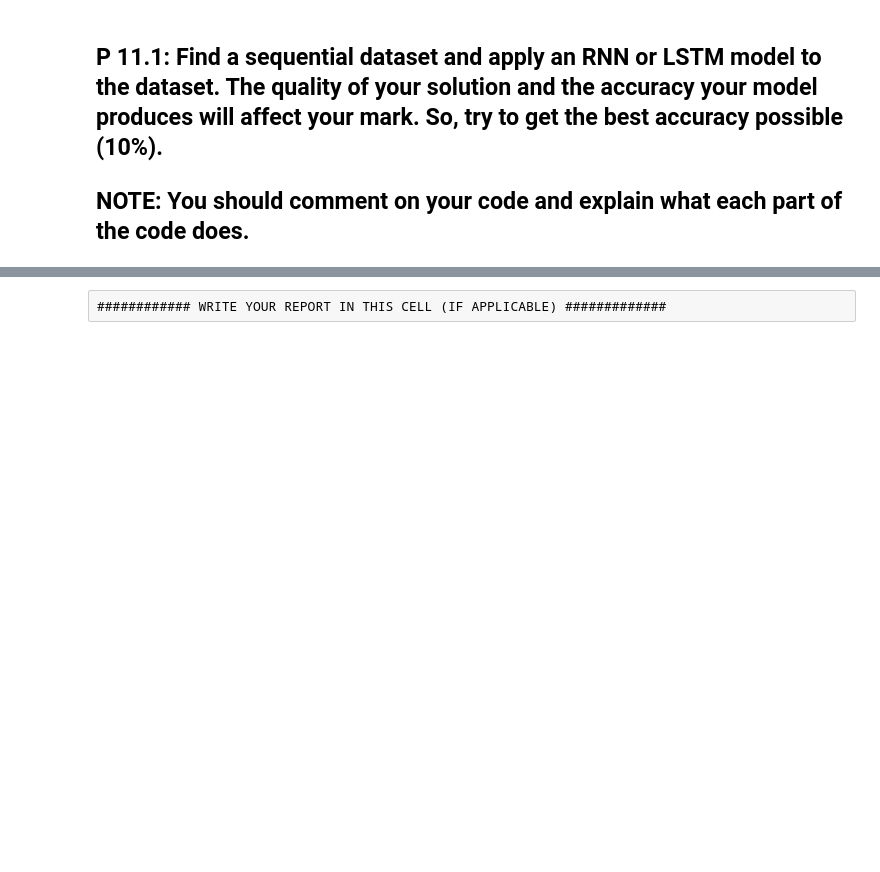
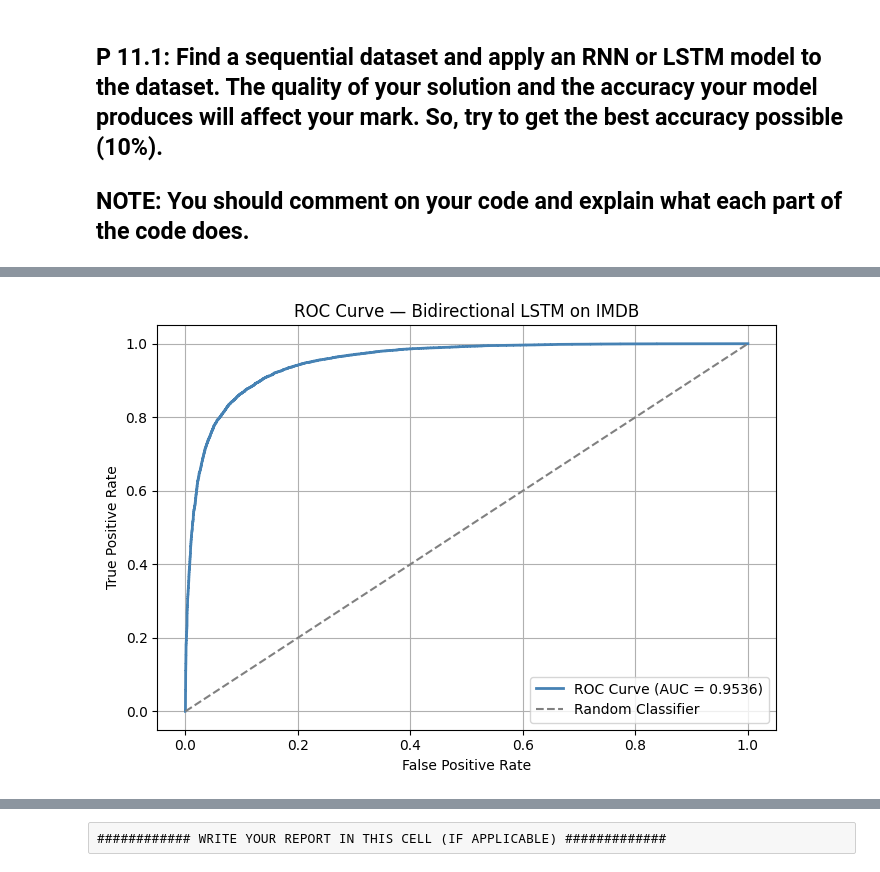
Before and after one commit to ifeanyianyanwu/ai-and-ml, a Jupyter notebook: Workshop #11.ipynb, the cells around one changed output, grey strips where cells are left out. Drawn from its saved outputs; the diff is of its cells as text; code cells hidden in the pictures; blank space fills up the shorter version.

```diff
--- a/Workshop #11.ipynb
+++ b/Workshop #11.ipynb
@@ -8,0 +268,18 @@
+# %%
+# ── 10. ROC Curve ─────────────────────────────────────────────────────────────
+# The ROC curve plots True Positive Rate vs False Positive Rate at all thresholds.
+# AUC (Area Under Curve) close to 1.0 indicates an excellent classifier.
+fpr, tpr, thresholds = roc_curve(y_test, y_prob)
+
+plt.figure(figsize=(7, 5))
+plt.plot(fpr, tpr, color='steelblue', lw=2, label=f'ROC Curve (AUC = {auc:.4f})')
+plt.plot([0, 1], [0, 1], color='grey', linestyle='--', label='Random Classifier')
+plt.xlabel('False Positive Rate')
+plt.ylabel('True Positive Rate')
+plt.title('ROC Curve — Bidirectional LSTM on IMDB')
+plt.legend(loc='lower right')
+plt.grid(True)
+plt.tight_layout()
+plt.show()
+# %% [output]
+[figure, added]
```
Also changed, not shown: parts of 10 cells of this notebook.
